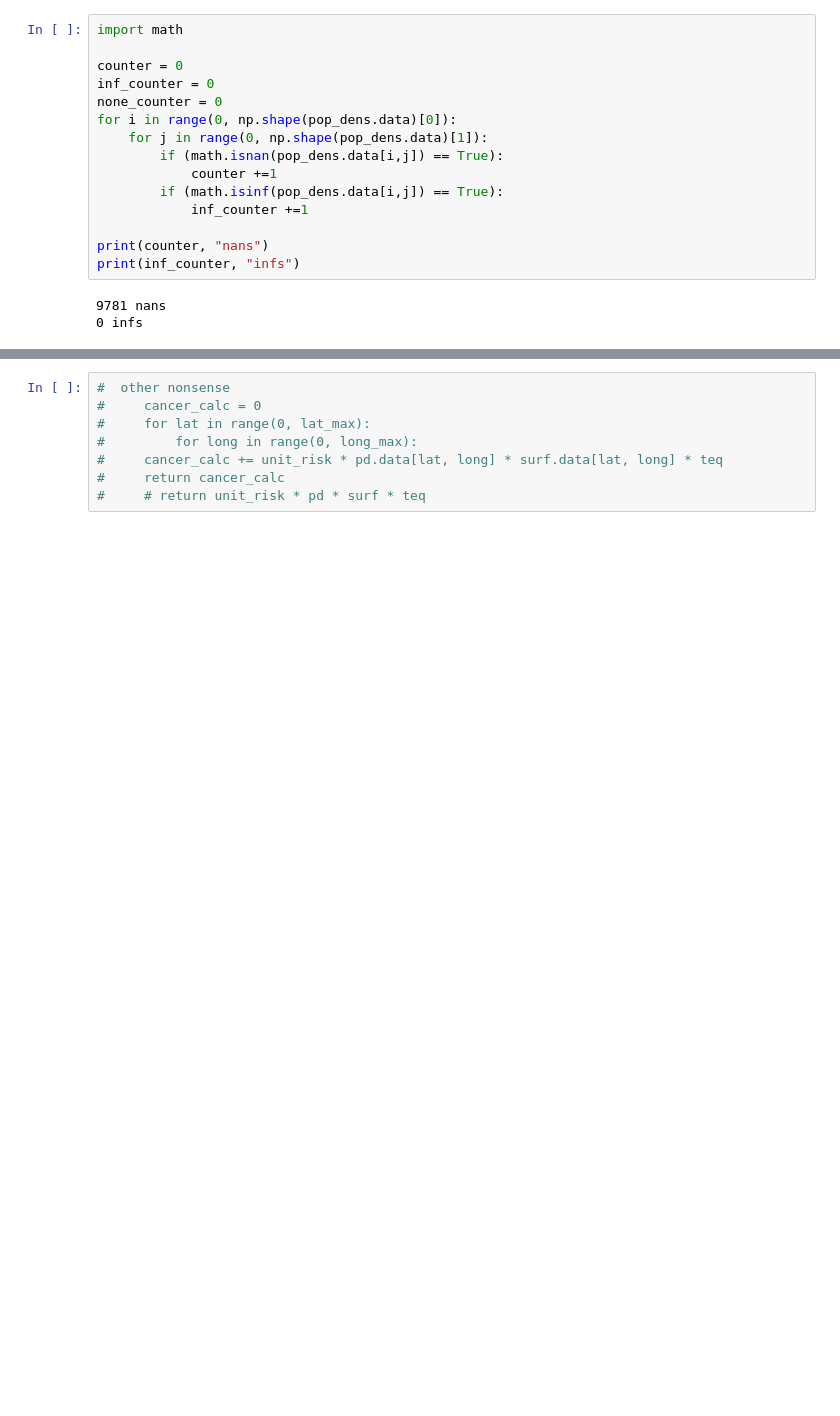
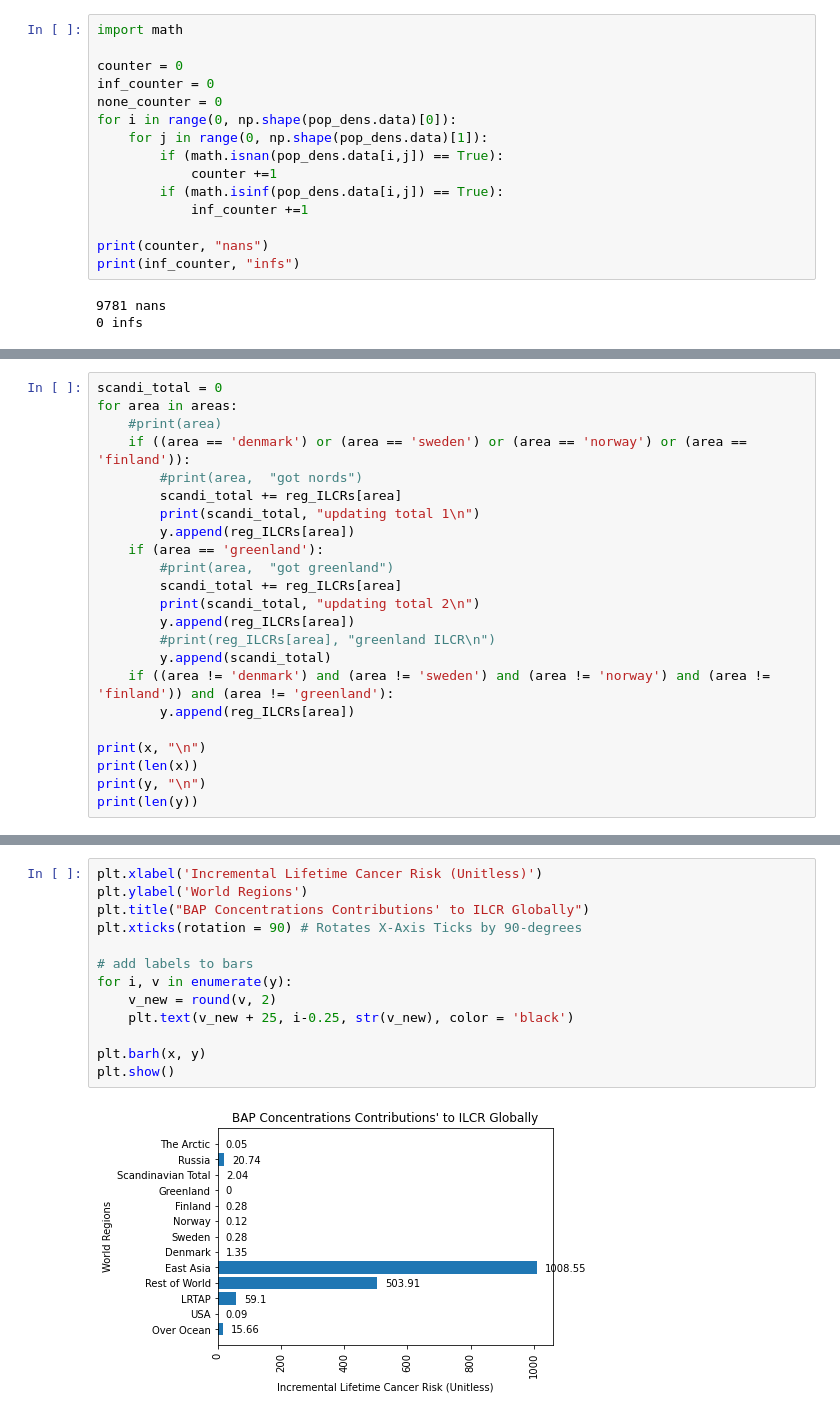
Before and after one commit to petridisha/arctic-PAHs, a Jupyter notebook: Arctic_PAHs_Analysis_SlowRxn.ipynb, the cells around one changed output, grey strips where cells are left out. Saved outputs shown, nothing was run; the diff lists cells and outputs as text; blank space fills up the shorter version.

Commit message:
ILCR for all regions

```diff
--- a/Arctic_PAHs_Analysis_SlowRxn.ipynb
+++ b/Arctic_PAHs_Analysis_SlowRxn.ipynb
@@ -838,0 +827,23 @@ def BAP_cancer_calc(totals, zone_1, zone_2):
+# %%
+scandi_total = 0
+for area in areas:
+    #print(area)
+    if ((area == 'denmark') or (area == 'sweden') or (area == 'norway') or (area == 'finland')):
+        #print(area,  "got nords")
+        scandi_total += reg_ILCRs[area]
+        print(scandi_total, "updating total 1\n")
+        y.append(reg_ILCRs[area])
+    if (area == 'greenland'):
+        #print(area,  "got greenland")
+        scandi_total += reg_ILCRs[area]
+        print(scandi_total, "updating total 2\n")
+        y.append(reg_ILCRs[area])
+        #print(reg_ILCRs[area], "greenland ILCR\n")
+        y.append(scandi_total)
+    if ((area != 'denmark') and (area != 'sweden') and (area != 'norway') and (area != 'finland')) and (area != 'greenland'):
+        y.append(reg_ILCRs[area])
+
+print(x, "\n")
+print(len(x))
+print(y, "\n")
+print(len(y))
@@ -839,8 +867,15 @@ def BAP_cancer_calc(totals, zone_1, zone_2):
 # %%
-#  other nonsense
-#     cancer_calc = 0
-#     for lat in range(0, lat_max):
-#         for long in range(0, long_max):
-#     cancer_calc += unit_risk * pd.data[lat, long] * surf.data[lat, long] * teq
-#     return cancer_calc
-#     # return unit_risk * pd * surf * teq
+plt.xlabel('Incremental Lifetime Cancer Risk (Unitless)')
+plt.ylabel('World Regions')
+plt.title("BAP Concentrations Contributions' to ILCR Globally")
+plt.xticks(rotation = 90) # Rotates X-Axis Ticks by 90-degrees
+
+# add labels to bars
+for i, v in enumerate(y):
+    v_new = round(v, 2)
+    plt.text(v_new + 25, i-0.25, str(v_new), color = 'black')
+
+plt.barh(x, y)
+plt.show()
+# %% [output]
+[figure, added]
```
Also changed, not shown: parts of 29 cells of this notebook.
